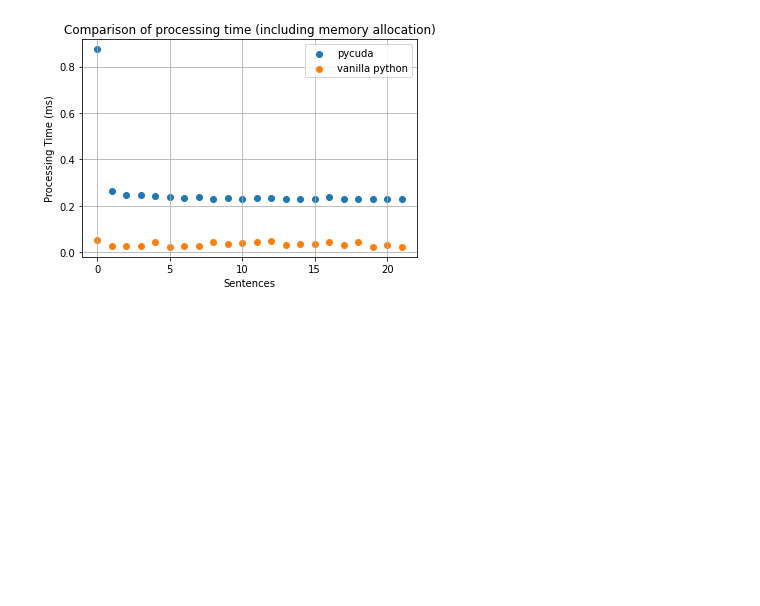
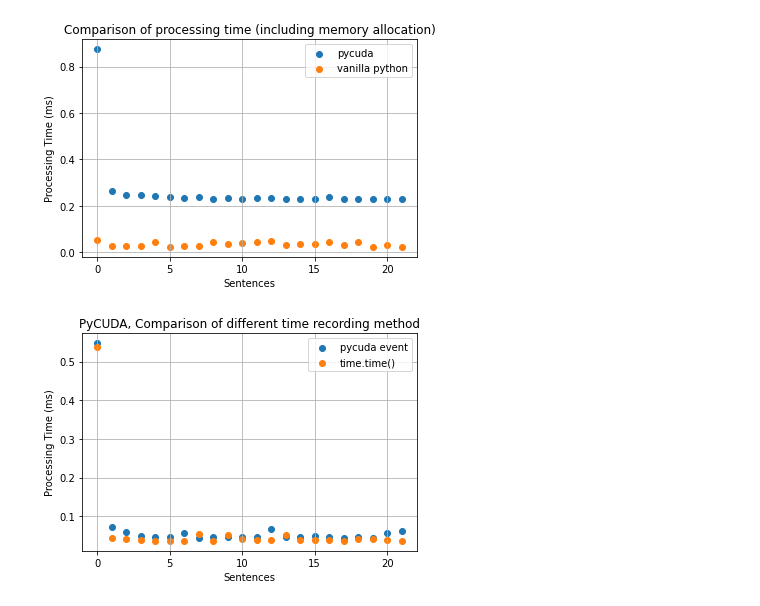
Before and after one commit to xs2445/21fall_courses, a Jupyter notebook: e4750/hw2/hw2-cuda.ipynb, the cells around one changed output. Drawn from its saved outputs; the diff is of its cells as text; code cells hidden in the pictures; blank space fills up the shorter version.

Commit message:
updated-time-methods

```diff
--- a/e4750/hw2/hw2-cuda.ipynb
+++ b/e4750/hw2/hw2-cuda.ipynb
@@ -349,3 +349,17 @@ Checkpoint: Do python and kernel decryption match? Checking...
 Checkpoint passed!
 Writing decrypted text to file...
 [figure]
+# %%
+t_event = np.load('time_event.npy')
+t_time = np.load('time_time.npy')
+plt.figure()
+plt.scatter(range(len(t_event)),t_event, label='pycuda event')
+plt.scatter(range(len(t_time)), t_time, label='time.time()')
+plt.legend()
+plt.grid()
+plt.title('PyCUDA, Comparison of different time recording method')
+plt.xlabel('Sentences')
+plt.ylabel('Processing Time (ms)')
+plt.savefig('method_comparison.jpg')
+# %% [output]
+[figure, added]
```
Also changed, not shown: 6 other files.
